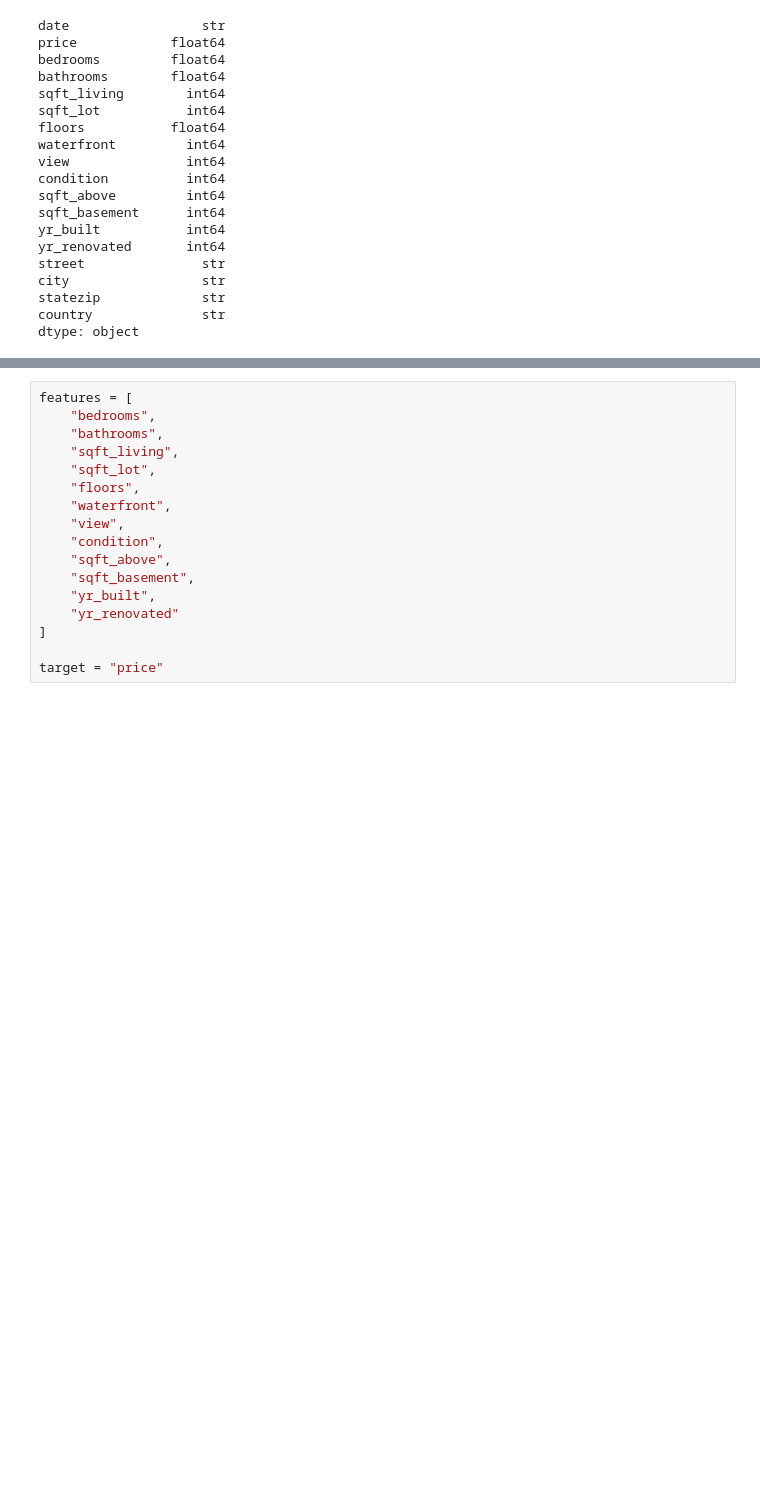
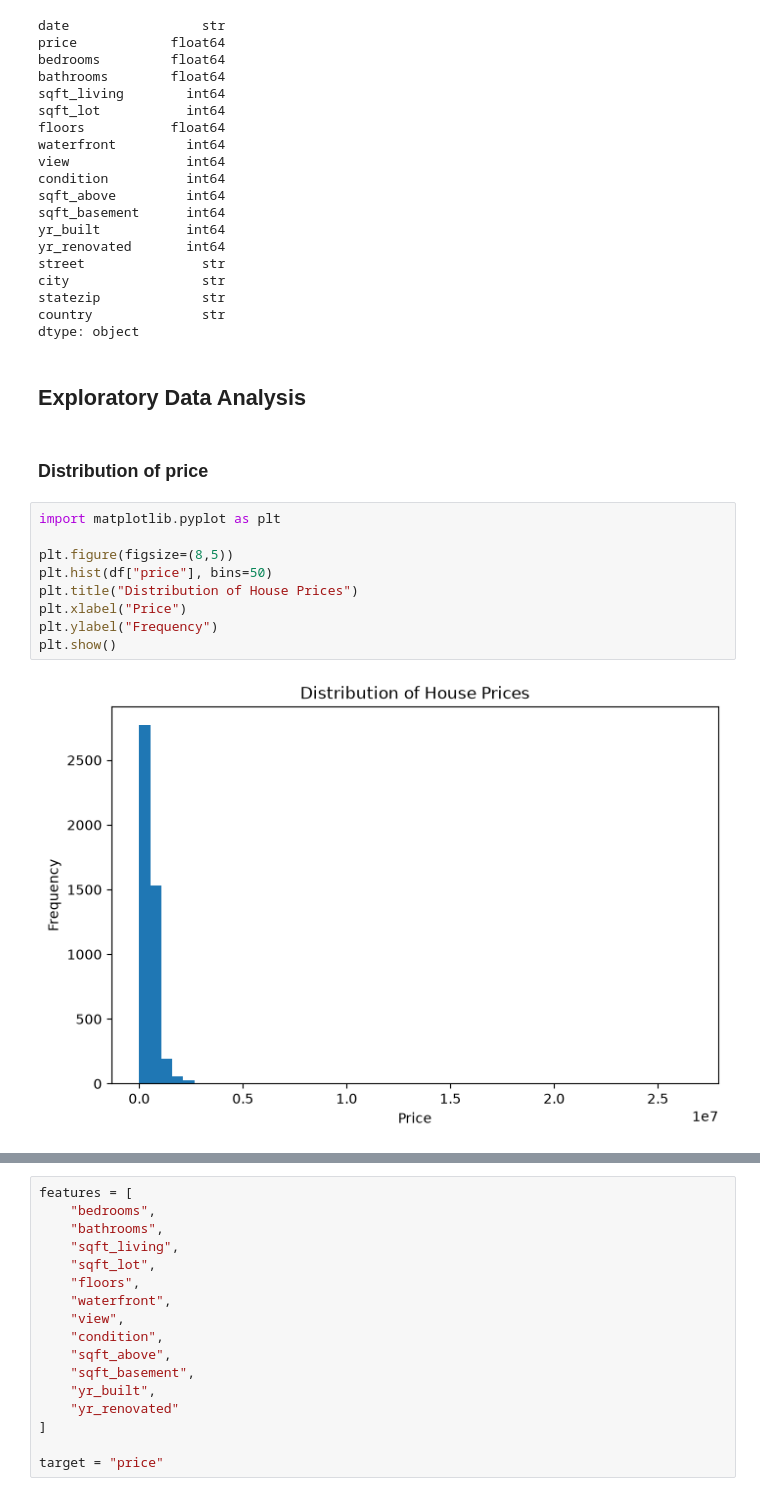
Before and after one commit to ChaLinP/supervised-learning-projects, a Jupyter notebook: house-price-prediction/house-price-predict.ipynb, the cells around one changed output, grey strips where cells are left out. Drawn from its saved outputs; the diff is of its cells as text; blank space fills up the shorter version.

```diff
--- a/house-price-prediction/house-price-predict.ipynb
+++ b/house-price-prediction/house-price-predict.ipynb
@@ -71,3 +75,18 @@ city                 str
 statezip             str
 country              str
 dtype: object
+# %% [markdown]
+## Exploratory Data Analysis
+# %% [markdown]
+### Distribution of price
+# %%
+import matplotlib.pyplot as plt
+
+plt.figure(figsize=(8,5))
+plt.hist(df["price"], bins=50)
+plt.title("Distribution of House Prices")
+plt.xlabel("Price")
+plt.ylabel("Frequency")
+plt.show()
+# %% [output]
+[figure, added]
```
Also changed, not shown: parts of 32 cells of this notebook.
